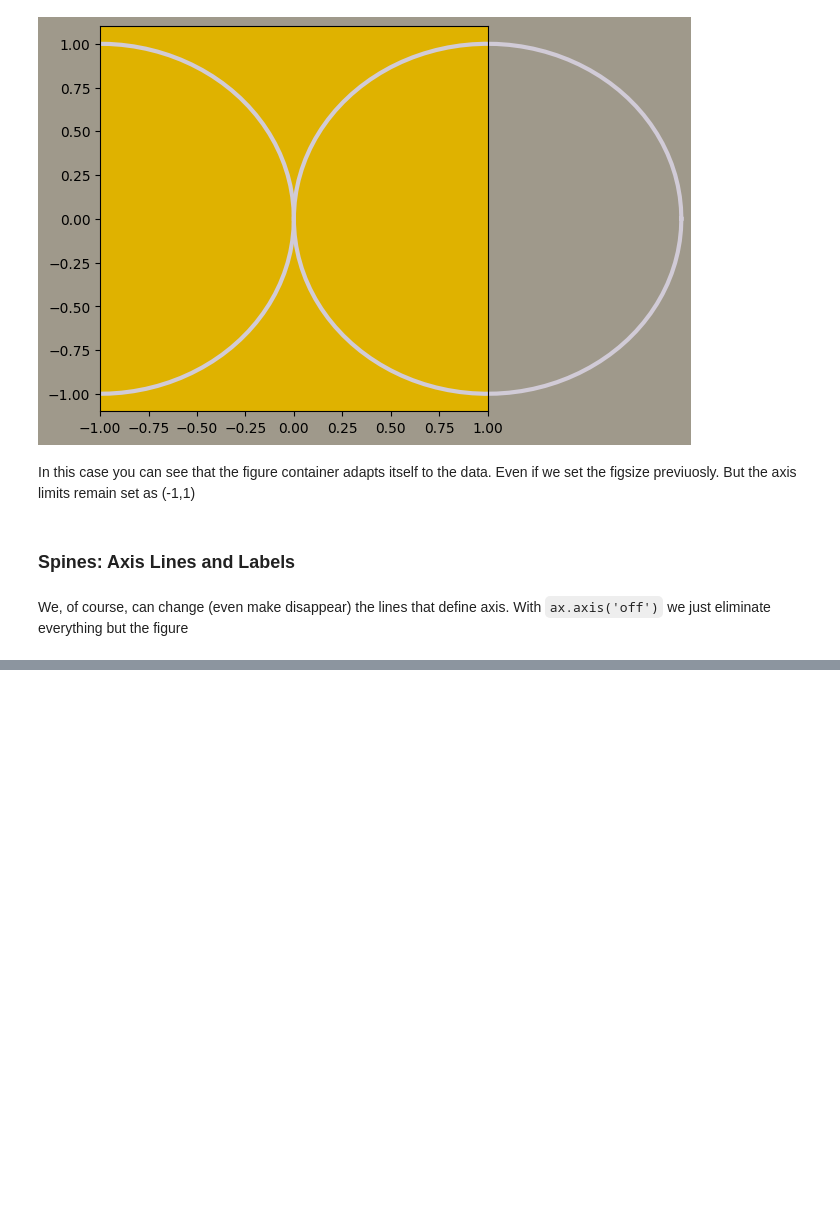
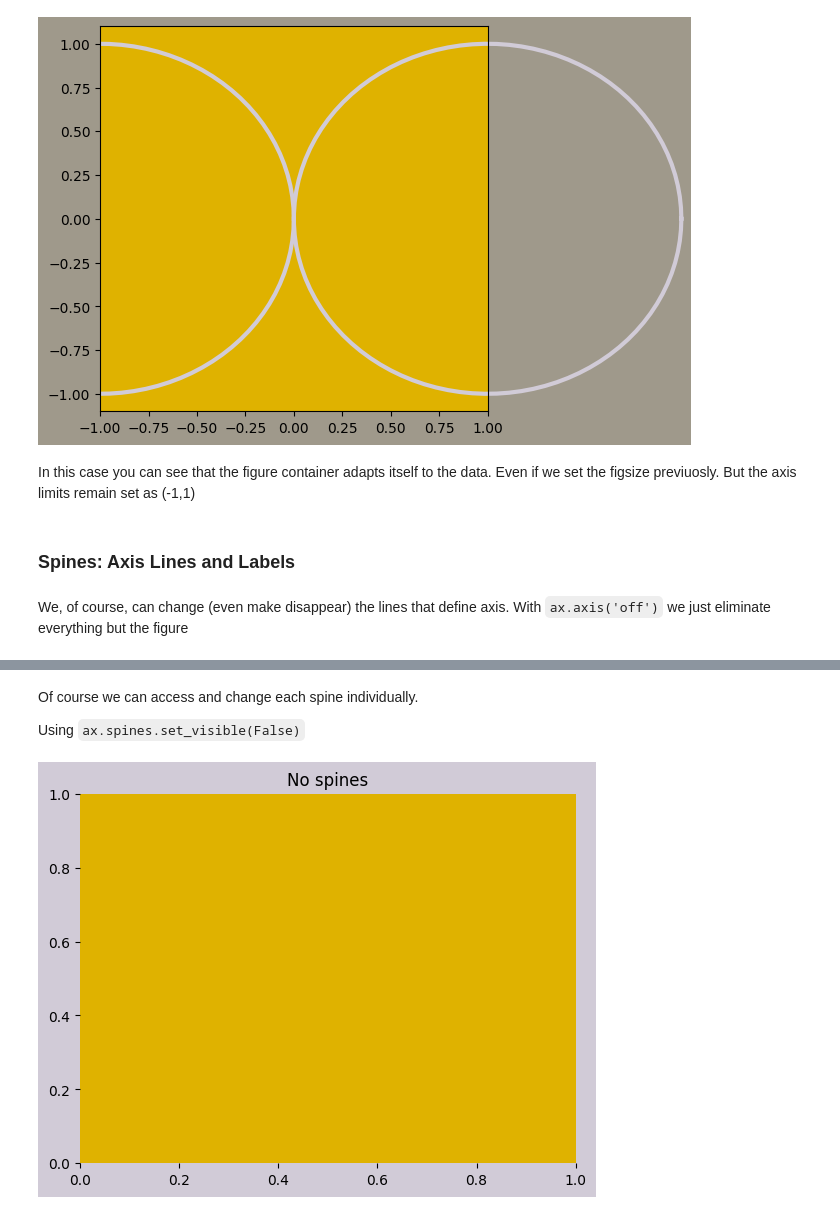
Before and after one commit to alvarohernandezalt/matplotlib_thePathof, a Jupyter notebook: 01_OOP_InterfacesDesign/AB_Appearance_TicksGridsAxes.ipynb, the cells around one changed output, grey strips where cells are left out. Drawn from its saved outputs; the diff is of its cells as text; code cells hidden in the pictures; blank space fills up the shorter version.

```diff
--- a/01_OOP_InterfacesDesign/AB_Appearance_TicksGridsAxes.ipynb
+++ b/01_OOP_InterfacesDesign/AB_Appearance_TicksGridsAxes.ipynb
@@ -84,0 +85,11 @@ ax.axis('off');
+# %% [markdown]
+Of course we can access and change each spine individually.
+
+Using `ax.spines.set_visible(False)`
+# %%
+fig, ax = plt.figure(facecolor='#D1CBD7'), plt.axes(facecolor='#DFB200')
+ax.set_title('No spines')
+for spine in 'bottom', 'left', 'top', 'right':
+  ax.spines[spine].set_visible(False)
+# %% [output]
+[figure, added]
```
Also changed, not shown: parts of 3 cells of this notebook.
